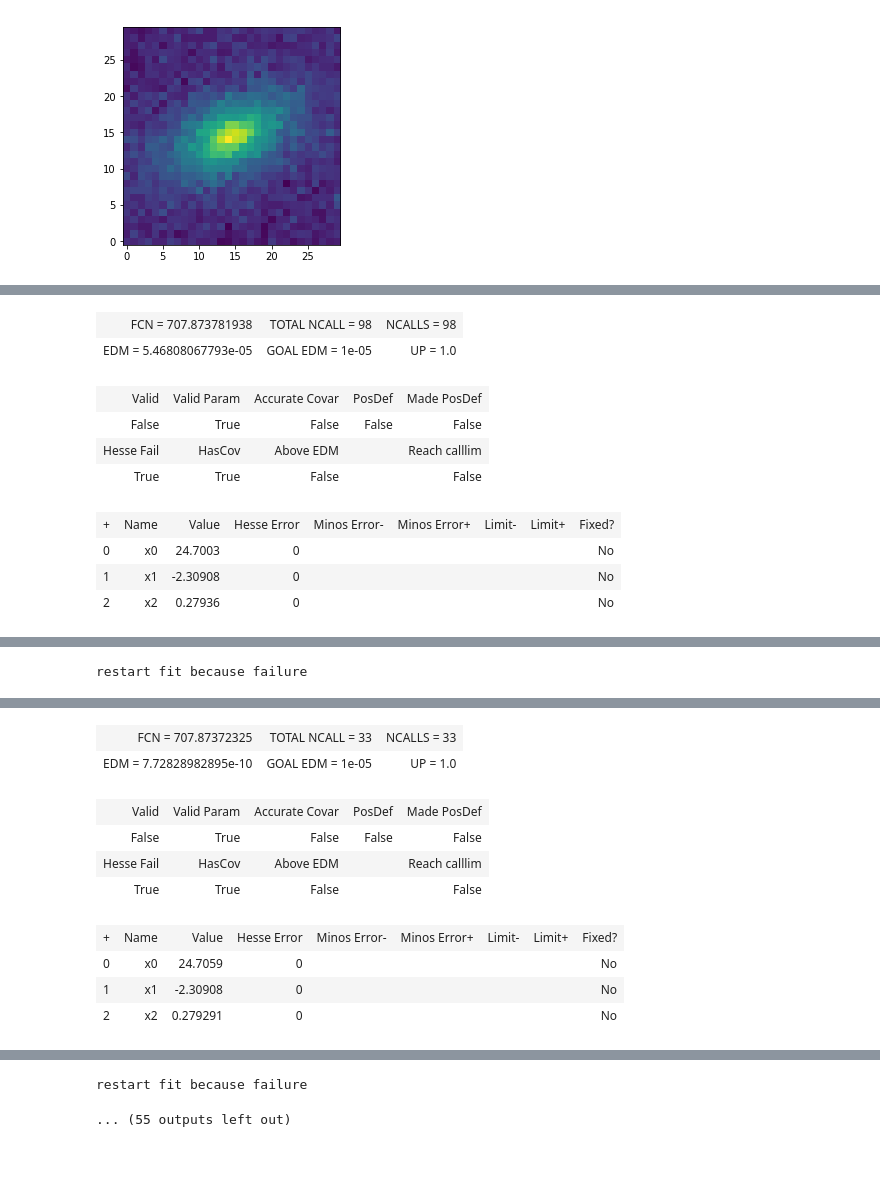
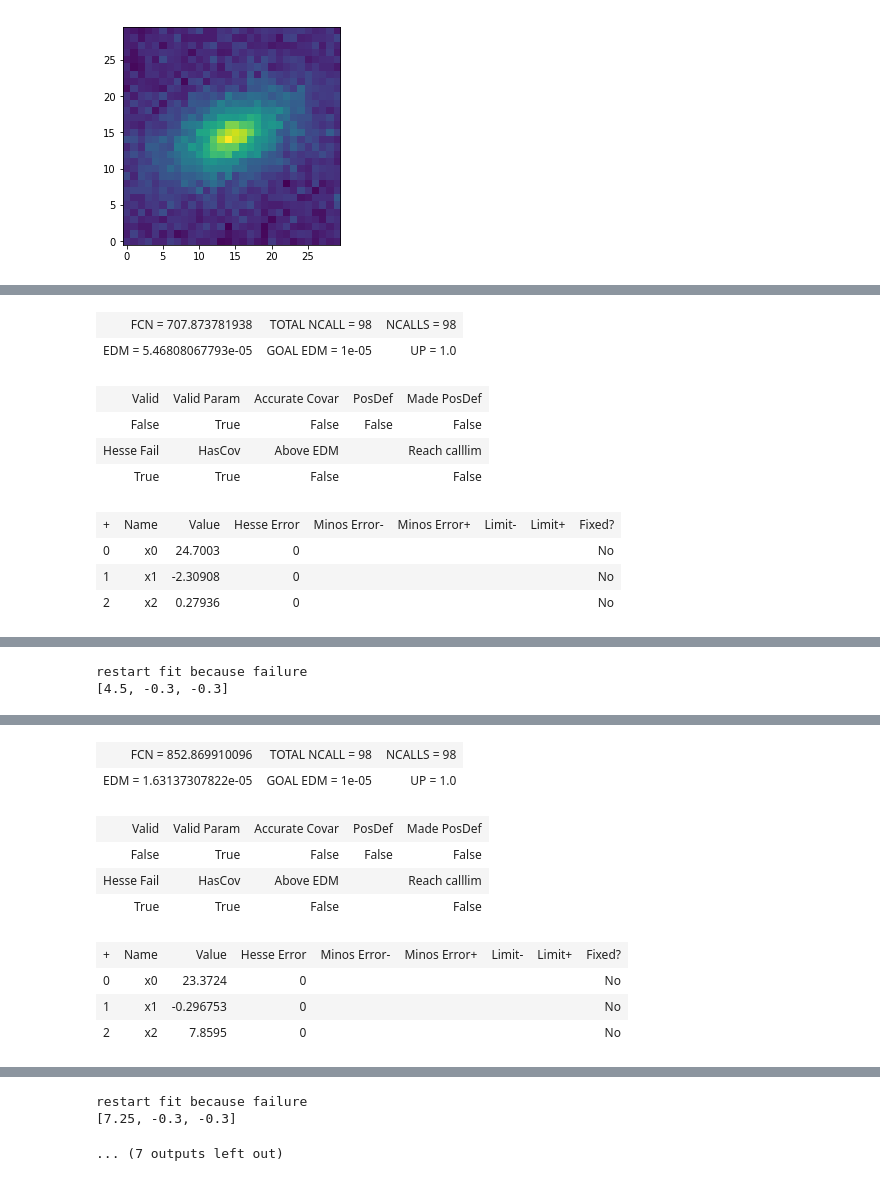
Before and after one commit to PFLeget/treegp, a Jupyter notebook: treegp/robust_fit.ipynb, the cells around one changed output, grey strips where cells are left out. Cells and saved outputs as stored; diff of their text form; code cells hidden in the pictures.

```diff
--- a/treegp/robust_fit.ipynb
+++ b/treegp/robust_fit.ipynb
@@ -159,25 +163,36 @@ class robust_2dfit(object):
         return self.chi2_value
 
     def _minimize_minuit(self, p0 = [3000., 0.2, 0.2]):
-
-        self.m = Minuit.from_array_func(self.chi2, p0)
-        self.m.migrad()
+        with warnings.catch_warnings():
+            warnings.simplefilter("ignore")
+            self.m = Minuit.from_array_func(self.chi2, p0)
+            self.m.migrad()
         results = [self.m.values[key] for key in self.m.values.keys()]
         self._minuit_result = results
         self.result = [np.sqrt(self.alpha[0][0]), results[0],
                        results[1], results[2],
                        self.alpha[1][0]]
         chi2 = self.chi2(self.result)
-        self.kernel_fit = self.alpha[0][0] * self.kernel_fit
+        self.kernel_fit = np.sqrt(self.alpha[0][0])**2 * self.kernel_fit
 
     def minimize_minuit(self, p0 = [3000., 0.2, 0.2]):
 
         self._minimize_minuit(p0=p0)
 
         if not self.m.migrad_ok():
-            for i in range(10):
+            N_restart = 3
+            g1 = np.linspace(-0.3, 0.3, N_restart)
+            size = np.linspace(p0[0] - p0[0]/10., 2*p0[0], N_restart)
+            g1, g2, size = np.meshgrid(g1, g1, size)
+            N_restart = int(N_restart**3)
+            g1 = g1.reshape(N_restart)
+            g2 = g2.reshape(N_restart)
+            size = size.reshape(N_restart)
+            for i in range(N_restart):
                 print "restart fit because failure"
-                self._minimize_minuit(p0=self._minuit_result)
+                new_p0 = [size[i], g1[i], g2[i]]
+                print new_p0
+                self._minimize_minuit(p0=new_p0)
                 if self.m.migrad_ok():
                     break
 
@@ -212,46 +227,48 @@ N = 30
 x = np.linspace(-5,5,N)
 x, y = np.meshgrid(x, x)
 x = x.reshape(N**2)
 y = y.reshape(N**2)
 
 z, v = VK(x, y, 0.5, 30., -0.3, 0.3)
 z -= 3
 w = np.linalg.inv(v)
 
 A = eval_kernel("2 * AnisotropicVonKarman(invLam=np.array([[1., 0], [0., 1.]]))")
 
 fg = robust_2dfit(A, z, x, y, w)
 #fg.minimize(p0 = [0.2, -0., -0.])
 fg.minimize_minuit(p0 = [5., 0.2, 0.2])
 fg.plot_result()
 # %% [output]
 [interactive output not drawn]
 | FCN = 707.873781938 | TOTAL NCALL = 98 | NCALLS = 98 |
 | EDM = 5.46808067793e-05 | GOAL EDM = 1e-05 | UP = 1.0 |
 | Valid | Valid Param | Accurate Covar | PosDef | Made PosDef |
 | False | True | False | False | False |
 | Hesse Fail | HasCov | Above EDM |  | Reach calllim |
 | True | True | False |  | False |
 | + | Name | Value | Hesse Error | Minos Error- | Minos Error+ | Limit- | Limit+ | Fixed? |
 | 0 | x0 | 24.7003 | 0 |  |  |  |  | No |
 | 1 | x1 | -2.30908 | 0 |  |  |  |  | No |
 | 2 | x2 | 0.27936 | 0 |  |  |  |  | No |
 [interactive output not drawn]
 restart fit because failure
+[4.5, -0.3, -0.3]
 [interactive output not drawn]
-| FCN = 707.87372325 | TOTAL NCALL = 33 | NCALLS = 33 |
-| EDM = 7.72828982895e-10 | GOAL EDM = 1e-05 | UP = 1.0 |
+| FCN = 852.869910096 | TOTAL NCALL = 98 | NCALLS = 98 |
+| EDM = 1.63137307822e-05 | GOAL EDM = 1e-05 | UP = 1.0 |
 | Valid | Valid Param | Accurate Covar | PosDef | Made PosDef |
 | False | True | False | False | False |
 | Hesse Fail | HasCov | Above EDM |  | Reach calllim |
 | True | True | False |  | False |
 | + | Name | Value | Hesse Error | Minos Error- | Minos Error+ | Limit- | Limit+ | Fixed? |
-| 0 | x0 | 24.7059 | 0 |  |  |  |  | No |
-| 1 | x1 | -2.30908 | 0 |  |  |  |  | No |
-| 2 | x2 | 0.279291 | 0 |  |  |  |  | No |
+| 0 | x0 | 23.3724 | 0 |  |  |  |  | No |
+| 1 | x1 | -0.296753 | 0 |  |  |  |  | No |
+| 2 | x2 | 7.8595 | 0 |  |  |  |  | No |
 [interactive output not drawn]
 restart fit because failure
+[7.25, -0.3, -0.3]
-... (55 outputs left out)
+... (7 outputs left out)
 # %%
 dic = cPickle.load(open('../../astrometry/17946_z/gp_output_17946.pkl'))
 # %%
```
Also changed, not shown: parts of 12 cells of this notebook.
